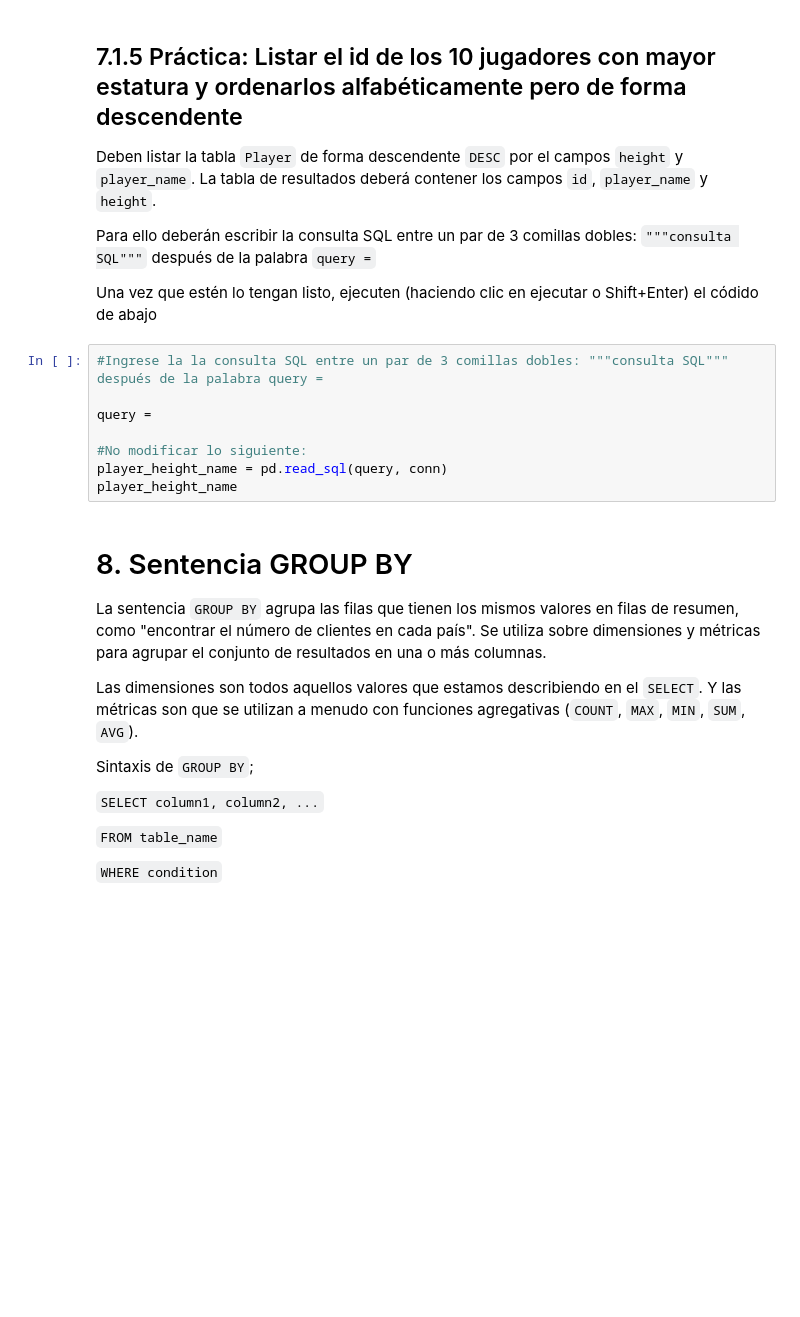
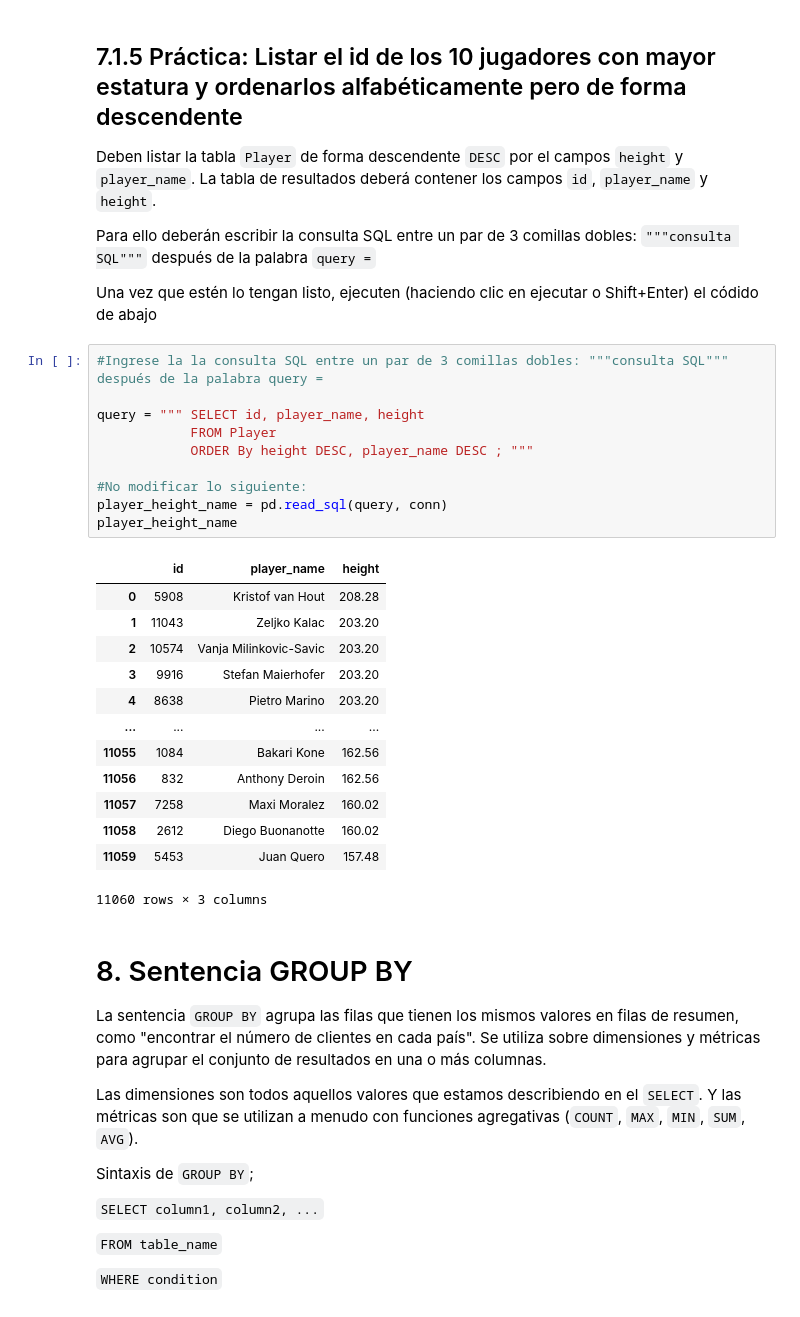
Before and after one commit to Felipecuestas98/Bootcamp-Mintic, a Jupyter notebook: Copia_de_Data_Analysis_SQL.ipynb, the cells around one changed output. Drawn from its saved outputs; the diff is of its cells as text; blank space fills up the shorter version.

```diff
--- a/Copia_de_Data_Analysis_SQL.ipynb
+++ b/Copia_de_Data_Analysis_SQL.ipynb
@@ -1079,11 +1094,27 @@ Una vez que estén lo tengan listo, ejecuten (haciendo clic en ejecutar o Shift+
 # %%
 #Ingrese la la consulta SQL entre un par de 3 comillas dobles: """consulta SQL""" después de la palabra query =
 
-query =
+query = """ SELECT id, player_name, height
+            FROM Player
+            ORDER By height DESC, player_name DESC ; """
 
 #No modificar lo siguiente:
 player_height_name = pd.read_sql(query, conn)
 player_height_name
+# %% [output]
+|  | id | player_name | height |
+| 0 | 5908 | Kristof van Hout | 208.28 |
+| 1 | 11043 | Zeljko Kalac | 203.20 |
+| 2 | 10574 | Vanja Milinkovic-Savic | 203.20 |
+| 3 | 9916 | Stefan Maierhofer | 203.20 |
+| 4 | 8638 | Pietro Marino | 203.20 |
+| ... | ... | ... | ... |
+| 11055 | 1084 | Bakari Kone | 162.56 |
+| 11056 | 832 | Anthony Deroin | 162.56 |
+| 11057 | 7258 | Maxi Moralez | 160.02 |
+| 11058 | 2612 | Diego Buonanotte | 160.02 |
+| 11059 | 5453 | Juan Quero | 157.48 |
+11060 rows × 3 columns
 # %% [markdown]
 # 8. Sentencia GROUP BY
 
```
Also changed, not shown: parts of 8 cells of this notebook.
